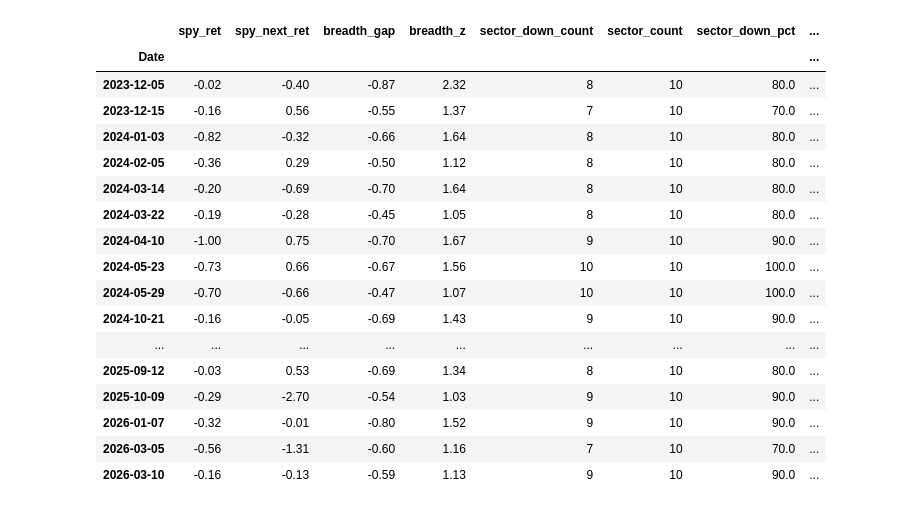
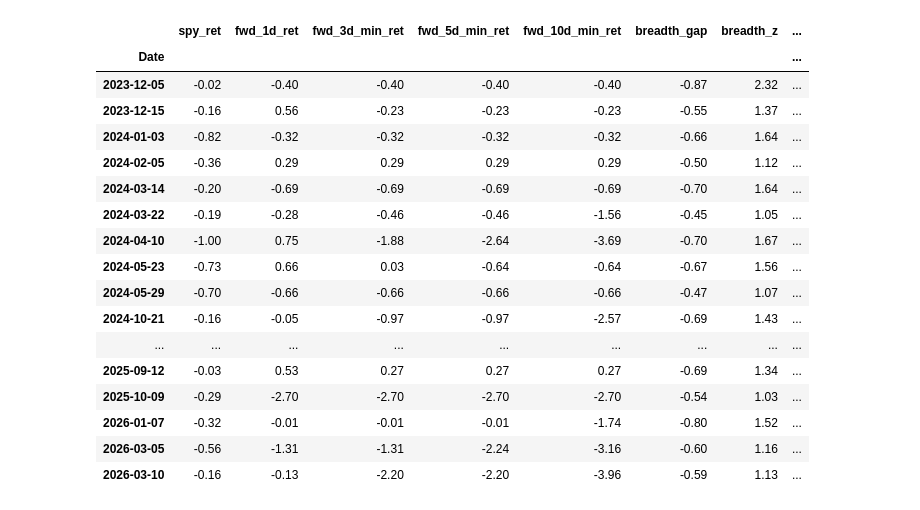
Before and after one commit to Rocketbull/TradingAgents, a Jupyter notebook: notebooks/spy_fragility_dashboard.ipynb, the cells around one changed output. Cells and saved outputs as stored; diff of their text form; code cells hidden in the pictures.

```diff
--- a/notebooks/spy_fragility_dashboard.ipynb
+++ b/notebooks/spy_fragility_dashboard.ipynb
@@ -183,0 +274,19 @@ signals.tail()
+# %%
+forward_cols = []
+for horizon in FORWARD_TAIL_THRESHOLDS:
+    forward_cols.extend([f'fwd_{horizon}d_ret', f'fwd_{horizon}d_min_ret', f'fwd_{horizon}d_tail'])
+
+dashboard_cols = [
+    'spy_ret', 'spy_next_ret', 'breadth_gap', 'breadth_z', 'sector_down_count', 'sector_count',
+    'sector_down_pct', 'breadth_break', 'credit_z', 'vix_shock_z', 'credit_stress_flag',
+    'vol_shock_flag', 'late_liquidation', 'rule_stress_score', 'rule_regime',
+    'macro_stress_score', 'macro_regime', 'fragility_regime_v1', 'fragility_regime', 'spy_next_tail',
+    *forward_cols,
+    *macro_flag_cols,
+]
+
+dashboard_signals = df[dashboard_cols].dropna(subset=['spy_ret']).copy()
+evaluation_signals = dashboard_signals.dropna(subset=[f'fwd_{MAX_FORWARD_HORIZON}d_min_ret']).copy()
+signals = dashboard_signals
+
+display(signals.tail())
@@ -224,32 +401,39 @@ display(summary)
 # %%
+example_cols = [
+    'spy_ret', 'fwd_1d_ret', 'fwd_3d_min_ret', 'fwd_5d_min_ret', 'fwd_10d_min_ret',
+    'breadth_gap', 'breadth_z', 'sector_down_count', 'sector_count', 'sector_down_pct',
+    'credit_z', 'vix_shock_z', 'rule_regime', 'macro_regime', 'fragility_regime',
+    'fwd_5d_tail',
+]
+
 recent_examples = evaluation_signals.loc[evaluation_signals['breadth_break']].tail(20).copy()
-display(
-    recent_examples.assign(
-        spy_ret=lambda x: x['spy_ret'] * 100,
-        spy_next_ret=lambda x: x['spy_next_ret'] * 100,
-        breadth_gap=lambda x: x['breadth_gap'] * 100,
-        sector_down_pct=lambda x: x['sector_down_pct'] * 100,
-    )[[
-        'spy_ret', 'spy_next_ret', 'breadth_gap', 'breadth_z', 'sector_down_count', 'sector_count',
-        'sector_down_pct', 'credit_z', 'vix_shock_z', 'rule_regime', 'macro_regime', 'spy_next_tail',
-    ]].round(2)
-)
+recent_examples_display = recent_examples.assign(
+    spy_ret=lambda x: x['spy_ret'] * 100,
+    fwd_1d_ret=lambda x: x['fwd_1d_ret'] * 100,
+    fwd_3d_min_ret=lambda x: x['fwd_3d_min_ret'] * 100,
+    fwd_5d_min_ret=lambda x: x['fwd_5d_min_ret'] * 100,
+    fwd_10d_min_ret=lambda x: x['fwd_10d_min_ret'] * 100,
+    breadth_gap=lambda x: x['breadth_gap'] * 100,
+    sector_down_pct=lambda x: x['sector_down_pct'] * 100,
+)[example_cols].round(2)
+
+display(recent_examples_display)
 # %% [output]
-|  | spy_ret | spy_next_ret | breadth_gap | breadth_z | sector_down_count | sector_count | sector_down_pct | ... |
+|  | spy_ret | fwd_1d_ret | fwd_3d_min_ret | fwd_5d_min_ret | fwd_10d_min_ret | breadth_gap | breadth_z | ... |
 | Date |  |  |  |  |  |  |  | ... |
-| 2023-12-05 | -0.02 | -0.40 | -0.87 | 2.32 | 8 | 10 | 80.0 | ... |
-| 2023-12-15 | -0.16 | 0.56 | -0.55 | 1.37 | 7 | 10 | 70.0 | ... |
-| 2024-01-03 | -0.82 | -0.32 | -0.66 | 1.64 | 8 | 10 | 80.0 | ... |
-| 2024-02-05 | -0.36 | 0.29 | -0.50 | 1.12 | 8 | 10 | 80.0 | ... |
-| 2024-03-14 | -0.20 | -0.69 | -0.70 | 1.64 | 8 | 10 | 80.0 | ... |
-| 2024-03-22 | -0.19 | -0.28 | -0.45 | 1.05 | 8 | 10 | 80.0 | ... |
-| 2024-04-10 | -1.00 | 0.75 | -0.70 | 1.67 | 9 | 10 | 90.0 | ... |
-| 2024-05-23 | -0.73 | 0.66 | -0.67 | 1.56 | 10 | 10 | 100.0 | ... |
-| 2024-05-29 | -0.70 | -0.66 | -0.47 | 1.07 | 10 | 10 | 100.0 | ... |
-| 2024-10-21 | -0.16 | -0.05 | -0.69 | 1.43 | 9 | 10 | 90.0 | ... |
+| 2023-12-05 | -0.02 | -0.40 | -0.40 | -0.40 | -0.40 | -0.87 | 2.32 | ... |
+| 2023-12-15 | -0.16 | 0.56 | -0.23 | -0.23 | -0.23 | -0.55 | 1.37 | ... |
+| 2024-01-03 | -0.82 | -0.32 | -0.32 | -0.32 | -0.32 | -0.66 | 1.64 | ... |
+| 2024-02-05 | -0.36 | 0.29 | 0.29 | 0.29 | 0.29 | -0.50 | 1.12 | ... |
+| 2024-03-14 | -0.20 | -0.69 | -0.69 | -0.69 | -0.69 | -0.70 | 1.64 | ... |
+| 2024-03-22 | -0.19 | -0.28 | -0.46 | -0.46 | -1.56 | -0.45 | 1.05 | ... |
+| 2024-04-10 | -1.00 | 0.75 | -1.88 | -2.64 | -3.69 | -0.70 | 1.67 | ... |
+| 2024-05-23 | -0.73 | 0.66 | 0.03 | -0.64 | -0.64 | -0.67 | 1.56 | ... |
+| 2024-05-29 | -0.70 | -0.66 | -0.66 | -0.66 | -0.66 | -0.47 | 1.07 | ... |
+| 2024-10-21 | -0.16 | -0.05 | -0.97 | -0.97 | -2.57 | -0.69 | 1.43 | ... |
 | ... | ... | ... | ... | ... | ... | ... | ... | ... |
-| 2025-09-12 | -0.03 | 0.53 | -0.69 | 1.34 | 8 | 10 | 80.0 | ... |
-| 2025-10-09 | -0.29 | -2.70 | -0.54 | 1.03 | 9 | 10 | 90.0 | ... |
-| 2026-01-07 | -0.32 | -0.01 | -0.80 | 1.52 | 9 | 10 | 90.0 | ... |
-| 2026-03-05 | -0.56 | -1.31 | -0.60 | 1.16 | 7 | 10 | 70.0 | ... |
-| 2026-03-10 | -0.16 | -0.13 | -0.59 | 1.13 | 9 | 10 | 90.0 | ... |
+| 2025-09-12 | -0.03 | 0.53 | 0.27 | 0.27 | 0.27 | -0.69 | 1.34 | ... |
+| 2025-10-09 | -0.29 | -2.70 | -2.70 | -2.70 | -2.70 | -0.54 | 1.03 | ... |
+| 2026-01-07 | -0.32 | -0.01 | -0.01 | -0.01 | -1.74 | -0.80 | 1.52 | ... |
+| 2026-03-05 | -0.56 | -1.31 | -1.31 | -2.24 | -3.16 | -0.60 | 1.16 | ... |
+| 2026-03-10 | -0.16 | -0.13 | -2.20 | -2.20 | -3.96 | -0.59 | 1.13 | ... |
```
Also changed, not shown: parts of 27 cells of this notebook, 7 other files.
